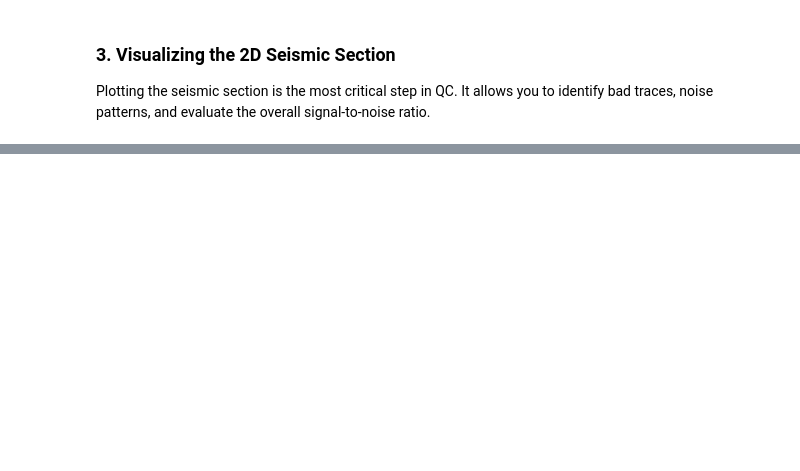
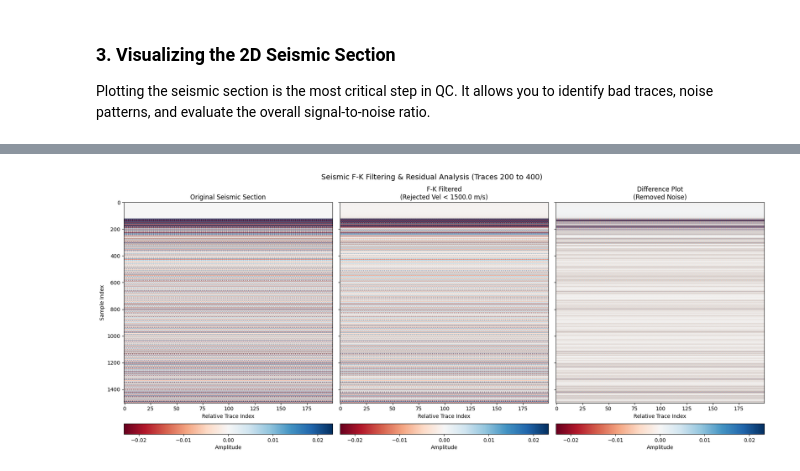
Before and after one commit to JacekDrzycimski/6tunnel, a Jupyter notebook: 2D_segy_QC_1.ipynb, the cells around one changed output, grey strips where cells are left out. Drawn from its saved outputs; the diff is of its cells as text; code cells hidden in the pictures; blank space fills up the shorter version.

```diff
--- a/2D_segy_QC_1.ipynb
+++ b/2D_segy_QC_1.ipynb
@@ -107,0 +288,75 @@ plot_2d_seismic(segy_filepath)
+# %%
+import numpy as np
+import matplotlib.pyplot as plt
+import segyio
+from scipy.ndimage import gaussian_filter
+
+def plot_fk_difference(segy_path, start_trace=200, end_trace=400, dt=0.002, dx=10.0, reject_velocity_max=1500.0):
+    try:
+        # 1. Load the raw trace subset
+        with segyio.open(segy_path, ignore_geometry=True) as segyfile:
+            traces = list(segyfile.trace[start_trace:end_trace])
+            raw_data = np.array(traces).T  # shape: (samples, traces)
+
+        nt, nx = raw_data.shape
+
+        # 2. Perform 2D FFT
+        fk_spectrum = np.fft.fftshift(np.fft.fft2(raw_data))
+        frequencies = np.fft.fftshift(np.fft.fftfreq(nt, d=dt))
+        wavenumbers = np.fft.fftshift(np.fft.fftfreq(nx, d=dx))
+
+        # 3. Create velocity filter mask
+        mask = np.ones((nt, nx))
+        for i, f in enumerate(frequencies):
+            for j, k in enumerate(wavenumbers):
+                if k != 0:
+                    velocity = f / k
+                    if abs(velocity) < reject_velocity_max:
+                        mask[i, j] = 0.0
+                elif f != 0:
+                    mask[i, j] = 1.0
+
+        # Smooth mask edge to mitigate Gibbs ringing
+        smooth_mask = gaussian_filter(mask, sigma=1.0)
+        filtered_fk = fk_spectrum * smooth_mask
+
+        # 4. Inverse 2D FFT to get filtered seismic data
+        filtered_data = np.real(np.fft.ifft2(np.fft.ifftshift(filtered_fk)))
+
+        # 5. Calculate Difference (Residual Noise Removed)
+        difference_data = raw_data - filtered_data
+
+        # 6. Plotting side-by-side comparison
+        fig, axes = plt.subplots(1, 3, figsize=(18, 8), sharey=True)
+        v_max = np.percentile(raw_data, 98)
+
+        # Panel 1: Original Section
+        im0 = axes[0].imshow(raw_data, cmap='RdBu', aspect='auto', vmin=-v_max, vmax=v_max)
+        axes[0].set_title("Original Seismic Section")
+        axes[0].set_ylabel("Sample Index")
+        axes[0].set_xlabel("Relative Trace Index")
+        fig.colorbar(im0, ax=axes[0], orientation='horizontal', pad=0.08, label="Amplitude")
+
+        # Panel 2: Filtered Section
+        im1 = axes[1].imshow(filtered_data, cmap='RdBu', aspect='auto', vmin=-v_max, vmax=v_max)
+        axes[1].set_title(f"F-K Filtered\n(Rejected Vel < {reject_velocity_max} m/s)")
+        axes[1].set_xlabel("Relative Trace Index")
+        fig.colorbar(im1, ax=axes[1], orientation='horizontal', pad=0.08, label="Amplitude")
+
+        # Panel 3: Difference (Removed Noise)
+        im2 = axes[2].imshow(difference_data, cmap='RdBu', aspect='auto', vmin=-v_max, vmax=v_max)
+        axes[2].set_title("Difference Plot\n(Removed Noise)")
+        axes[2].set_xlabel("Relative Trace Index")
+        fig.colorbar(im2, ax=axes[2], orientation='horizontal', pad=0.08, label="Amplitude")
+
+        plt.suptitle(f"Seismic F-K Filtering & Residual Analysis (Traces {start_trace} to {end_trace})", fontsize=14, y=0.98)
+        plt.tight_layout()
+        plt.show()
+
+    except Exception as e:
+        print(f"Error plotting difference: {e}")
+
+# Calculate and plot the difference
+plot_fk_difference(active_segy_filepath, start_trace=200, end_trace=400, dt=0.002, dx=10.0, reject_velocity_max=1500.0)
+# %% [output]
+[figure, added]
```
Also changed, not shown: parts of 19 cells of this notebook.
